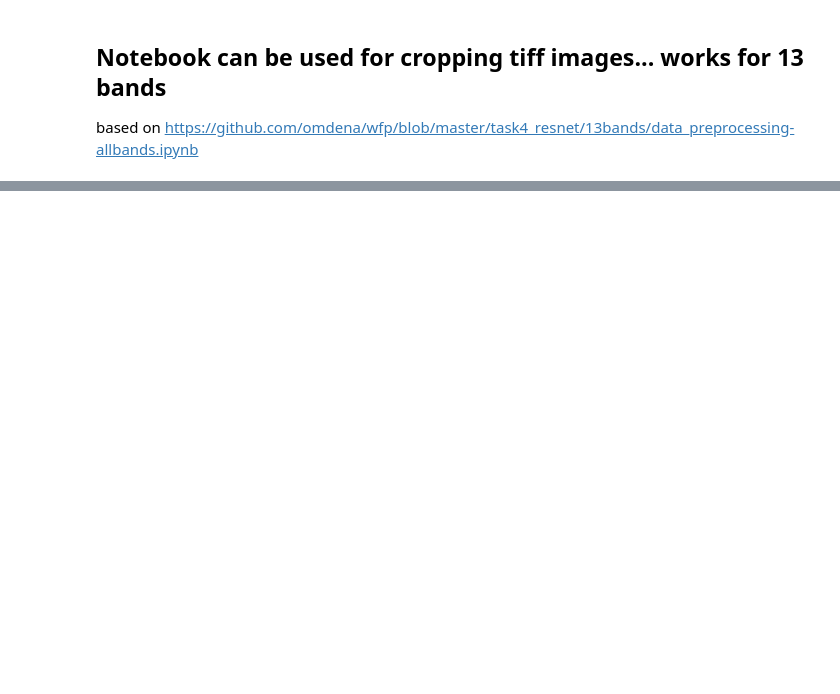
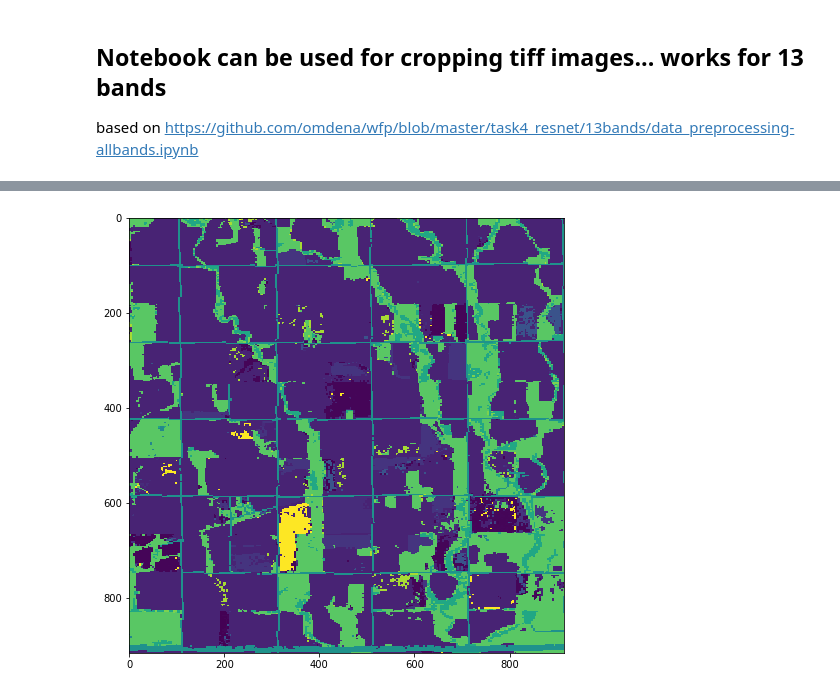
Before and after one commit to AHMEDALOLAWYI/World-Food-Program-, a Jupyter notebook: task_model_unet/13bands_preproc/13band_files_cropping.ipynb, the cells around one changed output, grey strips where cells are left out. Cells and saved outputs as stored; diff of their text form; code cells hidden in the pictures; blank space fills up the shorter version.

```diff
--- a/task_model_unet/13bands_preproc/13band_files_cropping.ipynb
+++ b/task_model_unet/13bands_preproc/13band_files_cropping.ipynb
@@ -94,0 +184,9 @@ print('processed {}, generated {} files'.format(y, i))
+# %%
+path_target = '/home/jupyter/data/kansas_masks_2016_cropped_by_min_dim/'
+filename = 'tile_11400_10500.npy'
+
+mask_origin = np.load('/home/jupyter/data/kansas_masks_2016_cropped_by_min_dim/' + filename)
+
+pyplot.imshow(mask_origin, );
+# %% [output]
+[figure, added]
```
Also changed, not shown: parts of 11 cells of this notebook.
